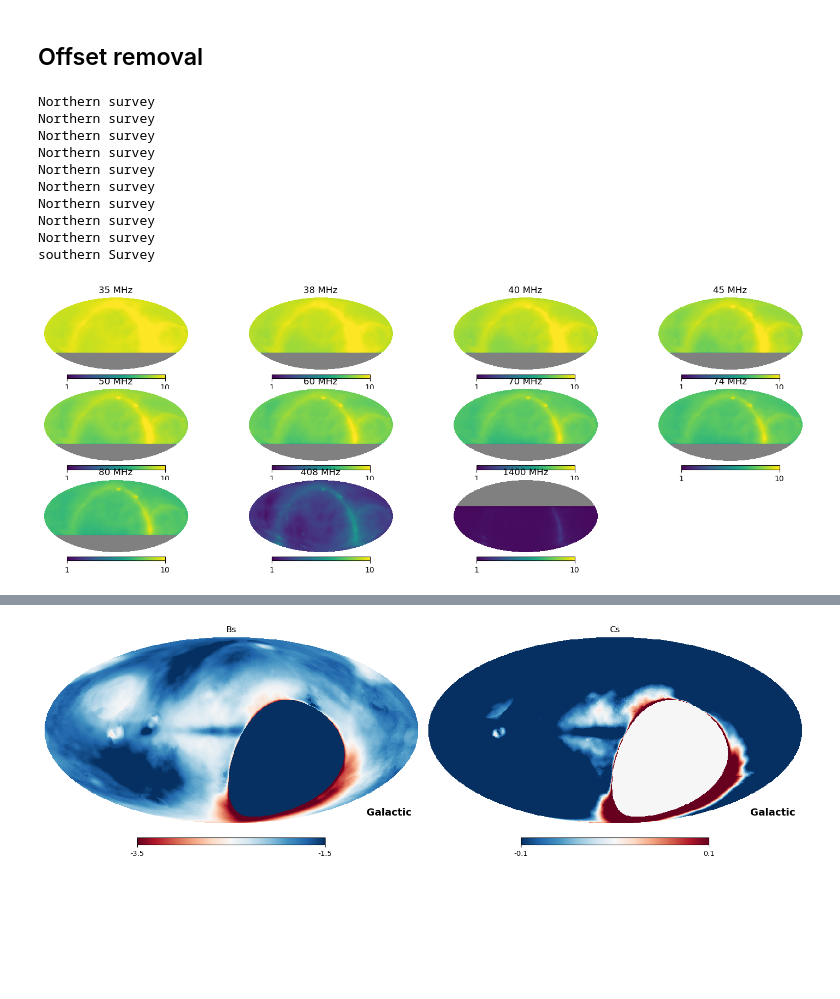
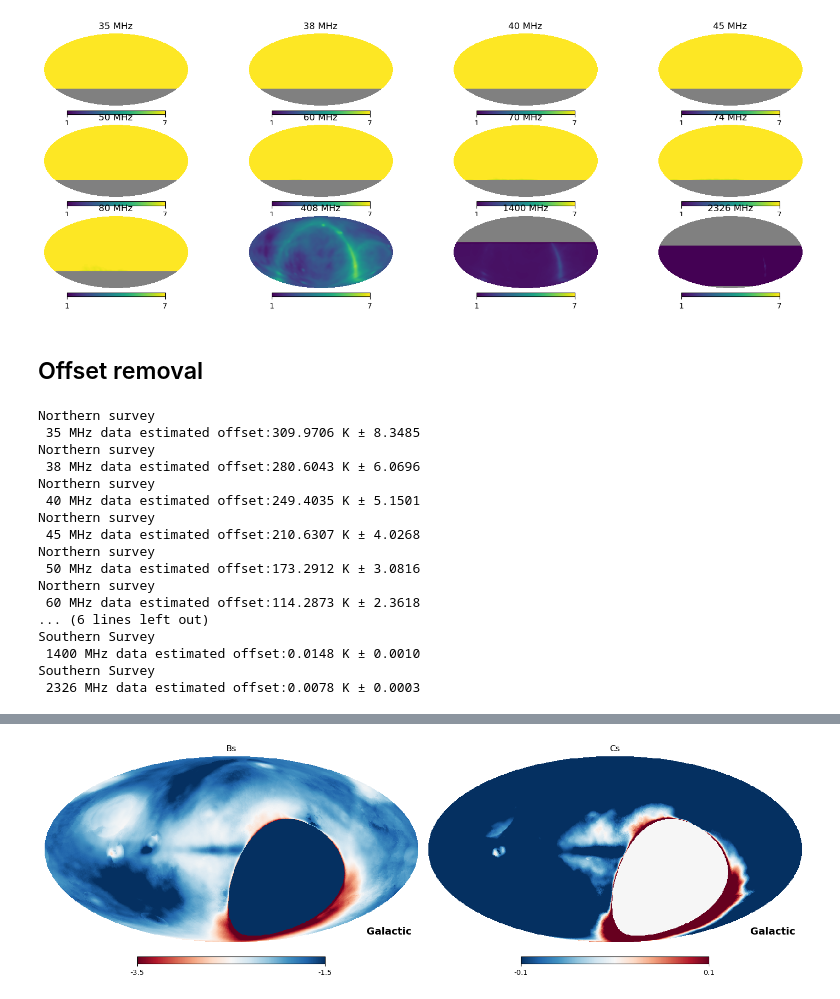
Before and after one commit to giuspugl/fitting_synchrotron, a Jupyter notebook: coarse_parameters.ipynb, the cells around one changed output, grey strips where cells are left out. Saved outputs shown, nothing was run; the diff lists cells and outputs as text; code cells hidden in the pictures; blank space fills up the shorter version.

```diff
--- a/coarse_parameters.ipynb
+++ b/coarse_parameters.ipynb
@@ -201,7 +196,7 @@ for j,fr in enumerate(freqs) :
         print(f"reading {fstring} ")
         maps[fr],_=  hp.read_map(f"../lwa_data/{fstring}" ,h=True  )
     except FileNotFoundError:
-        filename = wget.download( f"https://lambda.gsfc.nasa.gov/data/foregrounds/lwa1/{fstring}")
+        filename = wget.download( f"https://lambda.gsfc.nasa.gov/data/foregrounds/lwa1/{fstring}", out ="../lwa_data")
         maps[fr]=  hp.read_map(f"../lwa_data/{fstring}"  )
     nans= np.ma.masked_invalid(maps[fr] ).mask
 
@@ -220,7 +215,6 @@ for j,fr in enumerate(freqs) :
     hp.mollview( lwa[fr]/(errors_lwa[fr]) , max=5,min=0, title=f'{fr} MHz' ,coord='CG', sub=331+j , notext=True   )
     """
 
-
 fstring="haslam408_ds_Remazeilles2014.fits"
 
 try :
@@ -228,7 +222,7 @@ try :
 
     maps[408],_=  hp.read_map(f"../lwa_data/{fstring}" ,h=True  )
 except FileNotFoundError:
-    filename = wget.download( f"https://lambda.gsfc.nasa.gov/data/foregrounds/haslam_2014/{fstring}")
+    filename = wget.download( f"https://lambda.gsfc.nasa.gov/data/foregrounds/haslam_2014/{fstring}", out ="../lwa_data")
     maps[408]=  hp.read_map(f"../lwa_data/{fstring}"  )
 
 
@@ -245,7 +239,7 @@ try :
 
     maps[23000],_=  hp.read_map(f"lwa_data/{fstring}" ,h=True  )
 except FileNotFoundError:
-    filename = wget.download( f"https://lambda.gsfc.nasa.gov/data/map/dr5/skymaps/9yr/deconv/images/{fstring}")
+    filename = wget.download( f"https://lambda.gsfc.nasa.gov/data/map/dr5/skymaps/9yr/deconv/images/{fstring}", out ="../lwa_data")
     maps[23000]=  hp.read_map(f"../lwa_data/{fstring}"  )
 maps[23000 ] = rotate_map(maps[23000], 'G', 'C')
 
@@ -261,7 +255,7 @@ try :
 
     maps[1400],_=  hp.read_map(f"../lwa_data/{fstring}" ,h=True  )
 except FileNotFoundError:
-    filename = wget.download( f"https://lambda.gsfc.nasa.gov/data/foregrounds/chipass/{fstring}")
+    filename = wget.download( f"https://lambda.gsfc.nasa.gov/data/foregrounds/chipass/{fstring}", out ="../lwa_data")
     maps[1400]=  hp.read_map(f"../lwa_data/{fstring}"  )
 
 
@@ -273,9 +267,24 @@ zeros  = hp.query_strip(nside=hp.get_nside(maps[1400]) , theta1=0, theta2 =np.ra
 maps[1400][zeros]  =  np.nan
 maps[1400]= (maps[1400]*u.mK   ).to(maps[50].unit)
 
-nside= hp.get_nside(maps[fr] )
+
+fstring="lambda_23de_hea.fits"
+
+try :
+    print(f"reading {fstring} ")
+    maps[2326]=  hp.read_map(filename=f"{fstring}"   )
+except FileNotFoundError:
+    filename = wget.download( f"https://lambda.gsfc.nasa.gov/data/foregrounds/rhodes_2326/{fstring}" , out ="../lwa_data")
+    maps[2326]=  hp.read_map(f"../lwa_data/{fstring}"  )
+zeros= maps[2326 ]==0.
+maps[2326][zeros]= np.nan
+maps[2326]= (maps[2326]*u.K   ).to(maps[50].unit)
+
+
+nside= hp.get_nside(maps[35] )
 npix= hp.nside2npix(nside)
-lwa_nans = np.ma.masked_invalid(maps[35] ).mask
+
+
 #https://lda10g.alliance.unm.edu/LWA1LowFrequencySkySurvey/
 
 freqs  =  np.array([  k for k in maps.keys()  ])
@@ -290,6 +299,7 @@ fwhms = {35: 4.7*u.deg,
         80:2.0*u.deg,
        408 :56*u.arcmin,
        1400: 14.4*u.arcmin, #https://lambda.gsfc.nasa.gov/product/foreground/fg_chipass_info.html
+       2326: 20 *u.arcmin,
        23000: 0.88*u.deg #https://lambda.gsfc.nasa.gov/product/wmap/dr5/
         }
 ## smooth maps to lowest LWA reso ~ 5 deg
@@ -300,8 +310,8 @@ for k  in freqs:
         nans= np.ma.masked_invalid(maps[k] ).mask
         maps[k] [nans] =hp.UNSEEN *maps[k].unit
         maps[k] = hp.smoothing(maps[k]  , fwhm=pl.sqrt(fwhms[35]**2 - fwhms[k] **2 ).to(u.rad).value  )*maps[k].unit
-    if k>400:
-        maps[k] = hp.ud_grade(maps[k].value , nside_out=hp.get_nside(maps[35] ))*maps[k].unit
+    if hp.get_nside(maps[k]) != nside  :
+        maps[k] = hp.ud_grade(maps[k].value , nside_out=nside )*maps[k].unit
     nans= np.ma.masked_equal(maps[k].value, hp.UNSEEN  ).mask
     maps[k][nans] = np.nan
 # %% [output]
@@ -320,26 +334,35 @@ smoothing and downgrading maps
+# %%
+pl.figure(figsize=(15,5))
+j=0
+for fr,m in maps.items():
+
+    hp.mollview(np.log(m.value),  title=f'{fr} MHz'  , sub=(3,4,1+j) ,min=1,max=7, notext=True   )
+
+    j+=1
+# %% [output]
+[figure, added]
 # %% [markdown]
 ## Offset removal
 # %%
 for k  in freqs:
     if k!=408:
         maps[k],offset,error_offset   = remove_off( maps[k],   maps[408] )
+        print(f" {k} MHz data estimated offset:{offset:.4f} ± {error_offset:.4f}" )
 # %% [output]
 Northern survey
+ 35 MHz data estimated offset:309.9706 K ± 8.3485
 Northern survey
+ 38 MHz data estimated offset:280.6043 K ± 6.0696
 Northern survey
+ 40 MHz data estimated offset:249.4035 K ± 5.1501
 Northern survey
+ 45 MHz data estimated offset:210.6307 K ± 4.0268
 Northern survey
+ 50 MHz data estimated offset:173.2912 K ± 3.0816
 Northern survey
-Northern survey
-Northern survey
-Northern survey
-southern Survey
+ 60 MHz data estimated offset:114.2873 K ± 2.3618
+... (6 lines left out)
+Southern Survey
+ 1400 MHz data estimated offset:0.0148 K ± 0.0010
+Southern Survey
+ 2326 MHz data estimated offset:0.0078 K ± 0.0003
-# %%
-pl.figure(figsize=(15,5))
-j=0
-for fr,m in maps.items():
-    hp.mollview(np.log(m.value),  title=f'{fr} MHz'  , sub=(3,4,1+j) ,min=1,max=10, notext=True   )
-
-    j+=1
-# %% [output]
-[figure, removed]
```
Also changed, not shown: parts of 11 cells of this notebook.
